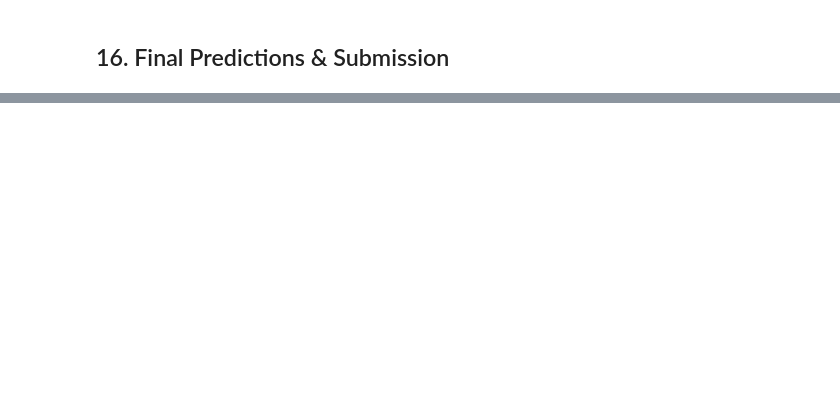
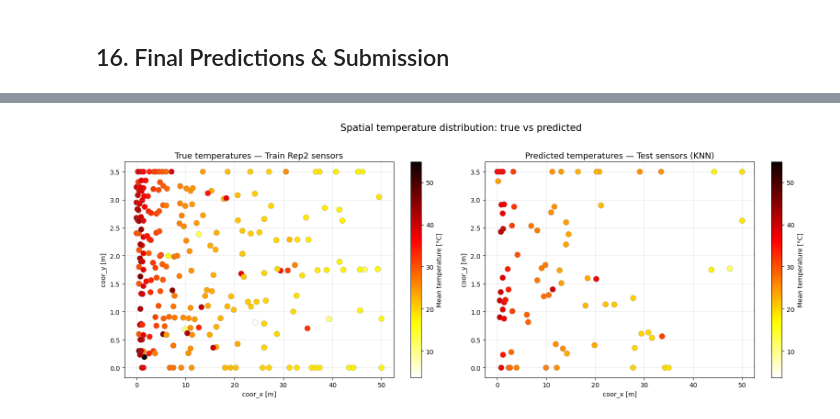
Before and after one commit to NourNaja-leb/IntroML-2026, a Jupyter notebook: ml_project/knn_train.ipynb, the cells around one changed output, grey strips where cells are left out. Cells and saved outputs as stored; diff of their text form; code cells hidden in the pictures; blank space fills up the shorter version.

```diff
--- a/ml_project/knn_train.ipynb
+++ b/ml_project/knn_train.ipynb
@@ -280,10 +358,10 @@ We split by sensor (not by row) to properly evaluate generalization to unseen se
 # %%
 FEATURES = [
     'coor_x', 'coor_y',
-    'power', 'time_log', 'time_norm',
-    'cum_energy',
-    'dist_center', 'dist_canister', 'is_opa',
-    'power_over_dist2', 'diffusion'
+    'time_log',
+    'power',
+    'power_over_dist2',
+    'diffusion',
 ]
 TARGET = 'temperature'
 
@@ -327,7 +412,7 @@ We search for the best k on a subsample for speed, then train the final model on
 sample_size = min(100_000, len(X_train_s))
 idx_sample  = np.random.choice(len(X_train_s), sample_size, replace=False)
 
-k_values = [3, 5, 10, 20, 50]
+k_values = [3, 5, 7, 10]
 rmse_k   = []
 
 for k in k_values:
@@ -477,0 +611,74 @@ plt.show()
+# %%
+# ============================================================
+# Spatial temperature map: true vs predicted
+# ============================================================
+# We compare the mean temperature per sensor position:
+# - Left : true temperatures from train Rep2 (averaged over time)
+# - Right: predicted temperatures on test sensors (averaged over time)
+# We expect a radial gradient: hot near the canister, cool far away.
+# ============================================================
+
+fig, axes = plt.subplots(1, 2, figsize=(16, 6))
+
+# --- Left: true temperatures (train Rep2 sensors) ---
+train_sensor_temp = (
+    train_full
+    .groupby('sensor')
+    .agg(
+        coor_x=('coor_x', 'first'),
+        coor_y=('coor_y', 'first'),
+        mean_temp=('temperature', 'mean')
+    )
+    .reset_index()
+)
+
+vmin = min(train_sensor_temp['mean_temp'].min(),
+           test_full.assign(temp_pred=y_pred).groupby('sensor')['temp_pred'].mean().min())
+vmax = max(train_sensor_temp['mean_temp'].max(),
+           test_full.assign(temp_pred=y_pred).groupby('sensor')['temp_pred'].mean().max())
+
+sc1 = axes[0].scatter(
+    train_sensor_temp['coor_x'],
+    train_sensor_temp['coor_y'],
+    c=train_sensor_temp['mean_temp'],
+    cmap='hot_r', vmin=vmin, vmax=vmax,
+    s=80, edgecolors='gray', linewidths=0.3
+)
+axes[0].set_title('True temperatures — Train Rep2 sensors', fontsize=13)
+axes[0].set_xlabel('coor_x [m]')
+axes[0].set_ylabel('coor_y [m]')
+axes[0].grid(True, alpha=0.3)
+plt.colorbar(sc1, ax=axes[0], label='Mean temperature [°C]')
+
+# --- Right: predicted temperatures (test sensors) ---
+test_full['temp_pred'] = y_pred
+
+test_sensor_temp = (
+    test_full
+    .groupby('sensor')
+    .agg(
+        coor_x=('coor_x', 'first'),
+        coor_y=('coor_y', 'first'),
+        mean_temp=('temp_pred', 'mean')
+    )
+    .reset_index()
+)
+
+sc2 = axes[1].scatter(
+    test_sensor_temp['coor_x'],
+    test_sensor_temp['coor_y'],
+    c=test_sensor_temp['mean_temp'],
+    cmap='hot_r', vmin=vmin, vmax=vmax,
+    s=80, edgecolors='gray', linewidths=0.3
+)
+axes[1].set_title('Predicted temperatures — Test sensors (KNN)', fontsize=13)
+axes[1].set_xlabel('coor_x [m]')
+axes[1].set_ylabel('coor_y [m]')
+axes[1].grid(True, alpha=0.3)
+plt.colorbar(sc2, ax=axes[1], label='Mean temperature [°C]')
+
+plt.suptitle('Spatial temperature distribution: true vs predicted', fontsize=15, y=1.02)
+plt.tight_layout()
+plt.show()
+# %% [output]
+[figure, added]
```
Also changed, not shown: parts of 26 cells of this notebook, 2 other files.
